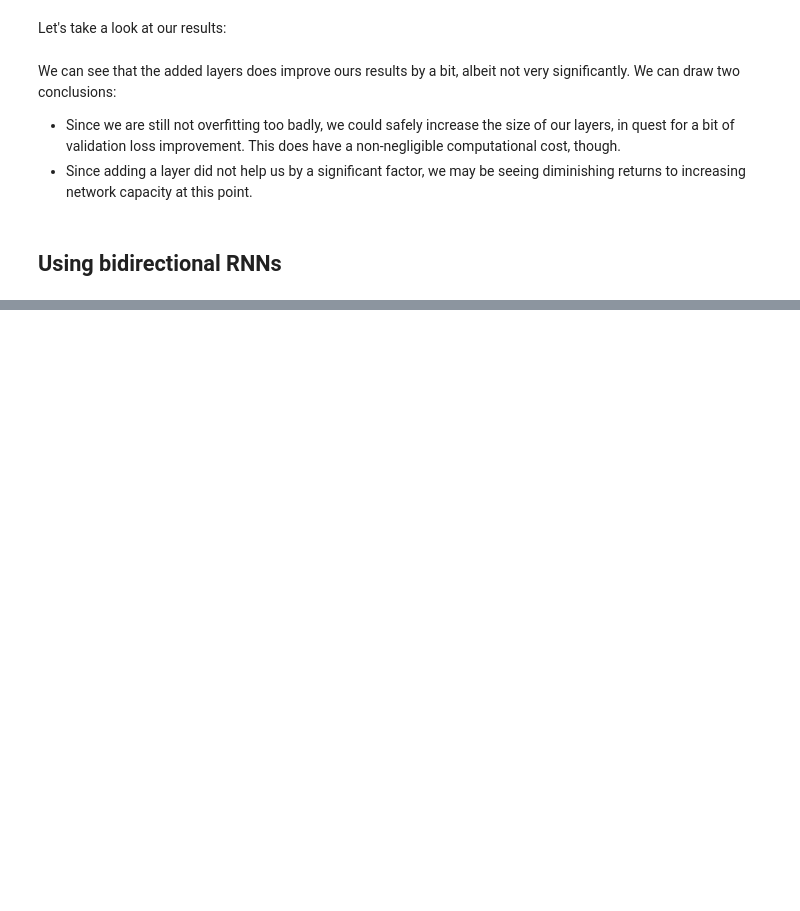
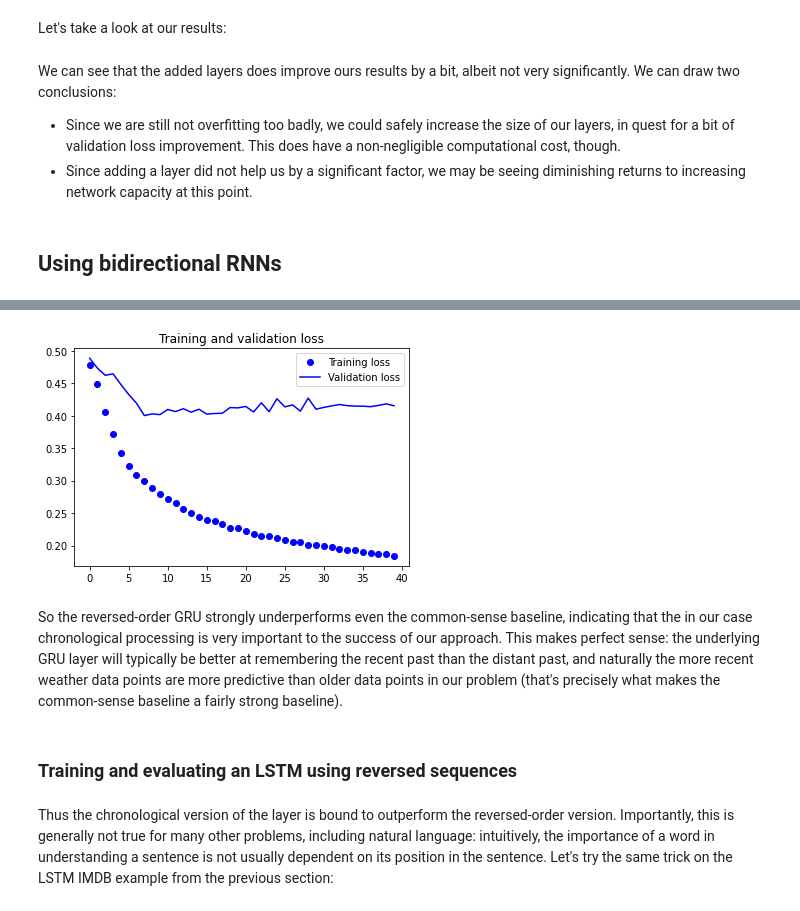
Before and after one commit to rahiakela/deep-learning-with-python-francois-chollet, a Jupyter notebook: 5_advanced_use_of_recurrent_neural_networksipynb.ipynb, the cells around one changed output, grey strips where cells are left out. Saved outputs shown, nothing was run; the diff lists cells and outputs as text; code cells hidden in the pictures; blank space fills up the shorter version.

```diff
--- a/5_advanced_use_of_recurrent_neural_networksipynb.ipynb
+++ b/5_advanced_use_of_recurrent_neural_networksipynb.ipynb
@@ -451,0 +484,10 @@ We can see that the added layers does improve ours results by a bit, albeit not
+# %%
+train_gen_reverse = reverse_order_generator(float_data, lookback=lookback, delay=delay, min_index=0, max_index=200000, shuffle=True, step=step, batch_size=batch_size)
+val_gen_reverse = reverse_order_generator(float_data, lookback=lookback, delay=delay, min_index=200001, max_index=300000, step=step, batch_size=batch_size)
+# %%
+model = Sequential()
+model.add(GRU(32, input_shape=(None, float_data.shape[-1])))
+model.add(Dense(1))
+
+model.compile(optimizer=RMSprop(), loss='mae')
+history = model.fit_generator(train_gen_reverse, steps_per_epoch=500, epochs=40, validation_data=val_gen_reverse, validation_steps=val_steps)
@@ -451,0 +512,22 @@ We can see that the added layers does improve ours results by a bit, albeit not
+# %%
+loss = history.history['loss']
+val_loss = history.history['val_loss']
+
+epochs = range(len(loss))
+
+plt.figure()
+
+plt.plot(epochs, loss, 'bo', label='Training loss')
+plt.plot(epochs, val_loss, 'b', label='Validation loss')
+plt.title('Training and validation loss')
+plt.legend()
+
+plt.show()
+# %% [output]
+[figure, added]
+# %% [markdown]
+So the reversed-order GRU strongly underperforms even the common-sense baseline, indicating that the in our case chronological processing is very important to the success of our approach. This makes perfect sense: the underlying GRU layer will typically be better at remembering the recent past than the distant past, and naturally the more recent weather data points are more predictive than older data points in our problem (that's precisely what makes the common-sense baseline a fairly strong baseline).
+# %% [markdown]
+### Training and evaluating an LSTM using reversed sequences
+# %% [markdown]
+Thus the chronological version of the layer is bound to outperform the reversed-order version. Importantly, this is generally not true for many other problems, including natural language: intuitively, the importance of a word in understanding a sentence is not usually dependent on its position in the sentence. Let's try the same trick on the LSTM IMDB example from the previous section:
```
Also changed, not shown: parts of 28 cells of this notebook.
